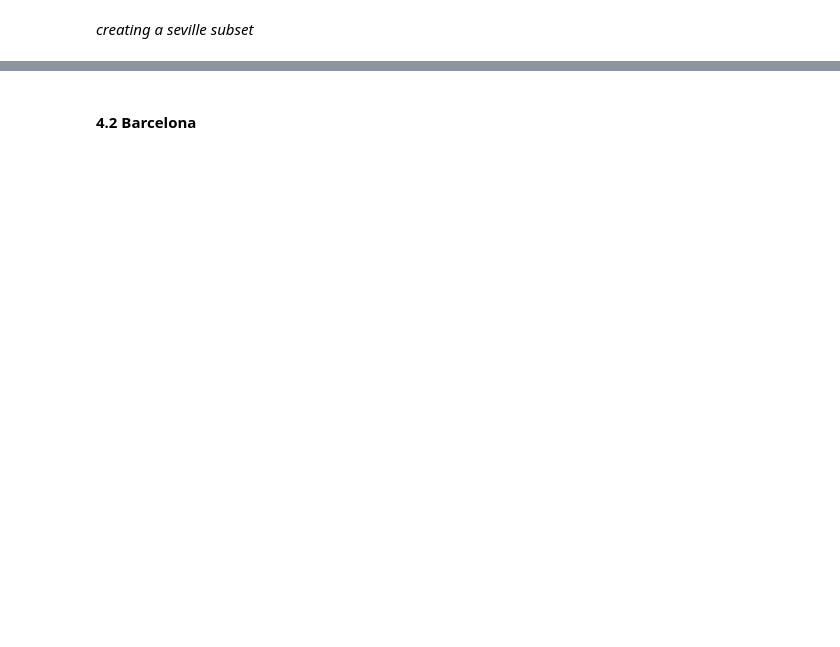
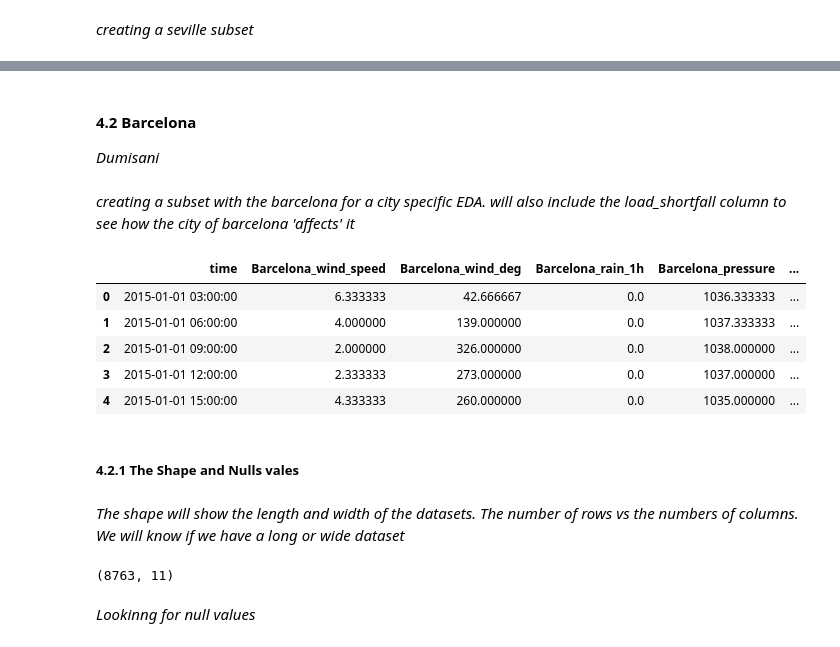
Before and after one commit to Mojalefa-Motloung/ML-Regression-, a Jupyter notebook: SpainElectricityMachineLearning.ipynb, the cells around one changed output, grey strips where cells are left out. Cells and saved outputs as stored; diff of their text form; code cells hidden in the pictures; blank space fills up the shorter version.

```diff
--- a/SpainElectricityMachineLearning.ipynb
+++ b/SpainElectricityMachineLearning.ipynb
@@ -80,3 +86,34 @@ seville_df['Seville_weather_id'].sample(100).head()
 Name: Seville_weather_id, dtype: float64
 # %% [markdown]
 #### 4.2 Barcelona
+*Dumisani*
+# %% [markdown]
+*creating a subset with the barcelona for a city specific EDA.
+will also include the load_shortfall column to see how the city of barcelona 'affects' it*
+# %%
+barcelona_df = df[['time', 'Barcelona_wind_speed',
+       'Barcelona_wind_deg', 'Barcelona_rain_1h',
+        'Barcelona_pressure', 'Barcelona_rain_3h',
+        'Barcelona_weather_id', 'Barcelona_temp_max', 'Barcelona_temp',
+       'Barcelona_temp_min', 'load_shortfall_3h']]
+
+barcelona_df.head() #first five rows and all columns
+# %% [output]
+|  | time | Barcelona_wind_speed | Barcelona_wind_deg | Barcelona_rain_1h | Barcelona_pressure | ... |
+| 0 | 2015-01-01 03:00:00 | 6.333333 | 42.666667 | 0.0 | 1036.333333 | ... |
+| 1 | 2015-01-01 06:00:00 | 4.000000 | 139.000000 | 0.0 | 1037.333333 | ... |
+| 2 | 2015-01-01 09:00:00 | 2.000000 | 326.000000 | 0.0 | 1038.000000 | ... |
+| 3 | 2015-01-01 12:00:00 | 2.333333 | 273.000000 | 0.0 | 1037.000000 | ... |
+| 4 | 2015-01-01 15:00:00 | 4.333333 | 260.000000 | 0.0 | 1035.000000 | ... |
+# %% [markdown]
+##### 4.2.1 The Shape and Nulls vales
+# %% [markdown]
+*The shape will show the length and width of the datasets.
+The number of rows vs the numbers of columns.
+We will know if we have a long or wide dataset*
+# %%
+barcelona_df.shape
+# %% [output]
+(8763, 11)
+# %% [markdown]
+*Lookinng for null values*
```
Also changed, not shown: parts of 16 cells of this notebook, 1 other file.
